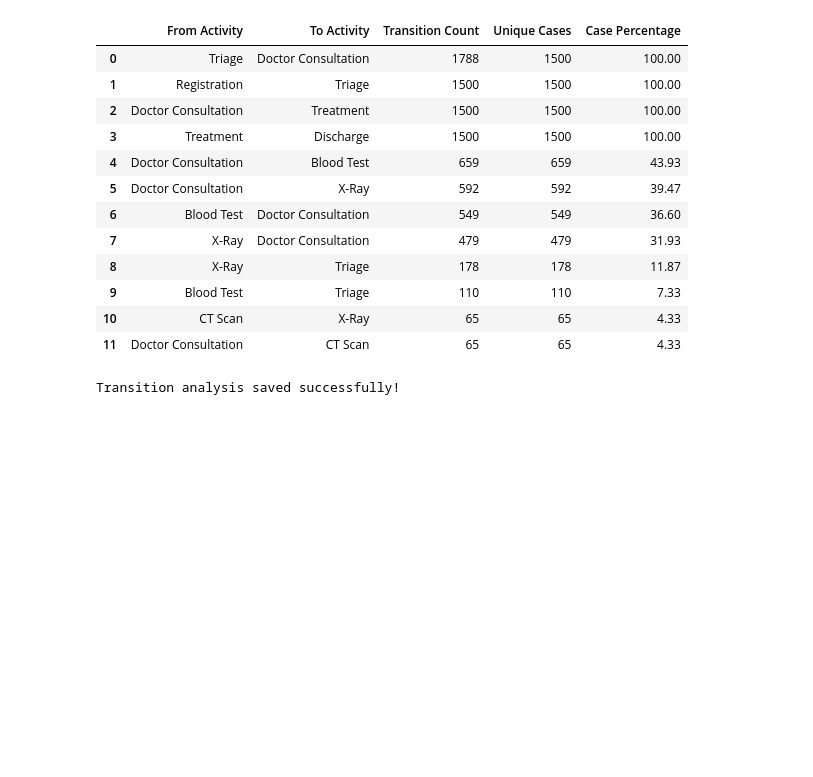
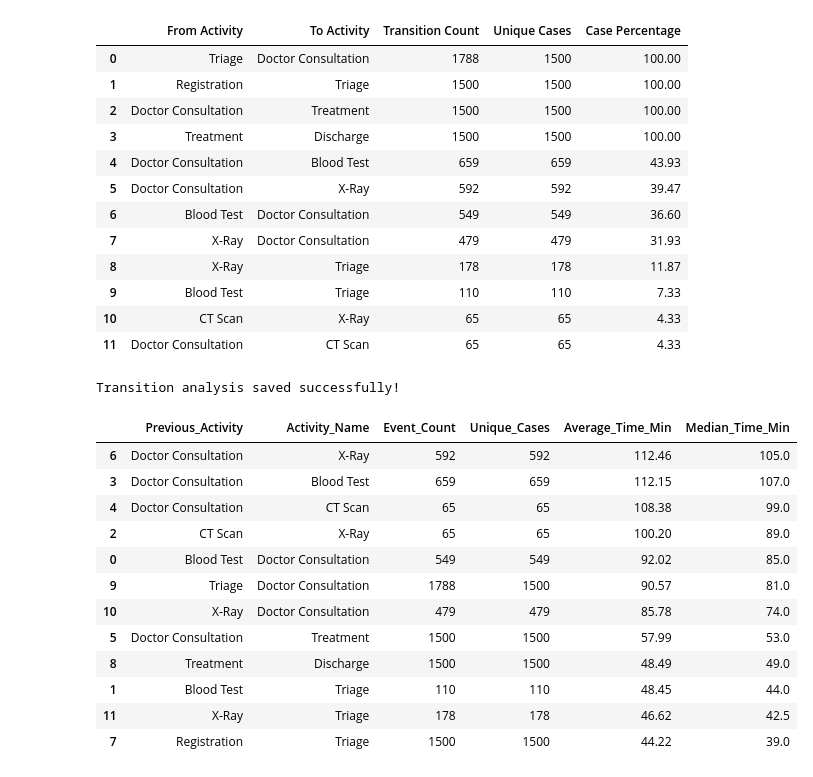
Before and after one commit to Raviteja0710/Care_Flow, a Jupyter notebook: python scripts/pm4py/pm4py_process mining.ipynb, the cells around one changed output. Saved outputs shown, nothing was run; the diff lists cells and outputs as text; code cells hidden in the pictures; blank space fills up the shorter version.

Commit message:
performance analysis completed

```diff
--- a/python scripts/pm4py/pm4py_process mining.ipynb
+++ b/python scripts/pm4py/pm4py_process mining.ipynb
@@ -276,3 +276,44 @@ transition_analysis.to_excel(
 print("Transition analysis saved successfully!")
 # %% [output]
 Transition analysis saved successfully!
+# %%
+import pandas as pd
+
+df["Transition_Min"] = pd.to_numeric(
+    df["Transition_Min"], errors="coerce"
+)
+
+performance = df.groupby(
+    ["Previous_Activity", "Activity_Name"]
+).agg(
+    Event_Count=("Case_ID", "size"),
+    Unique_Cases=("Case_ID", "nunique"),
+    Average_Time_Min=("Transition_Min", "mean"),
+    Median_Time_Min=("Transition_Min", "median")
+).reset_index()
+
+performance = performance.dropna(
+    subset=["Previous_Activity"]
+)
+
+performance[["Average_Time_Min", "Median_Time_Min"]] = (
+    performance[["Average_Time_Min", "Median_Time_Min"]].round(2)
+)
+
+display(performance.sort_values(
+    "Average_Time_Min", ascending=False
+).head(15))
+# %% [output]
+|  | Previous_Activity | Activity_Name | Event_Count | Unique_Cases | Average_Time_Min | Median_Time_Min |
+| 6 | Doctor Consultation | X-Ray | 592 | 592 | 112.46 | 105.0 |
+| 3 | Doctor Consultation | Blood Test | 659 | 659 | 112.15 | 107.0 |
+| 4 | Doctor Consultation | CT Scan | 65 | 65 | 108.38 | 99.0 |
+| 2 | CT Scan | X-Ray | 65 | 65 | 100.20 | 89.0 |
+| 0 | Blood Test | Doctor Consultation | 549 | 549 | 92.02 | 85.0 |
+| 9 | Triage | Doctor Consultation | 1788 | 1500 | 90.57 | 81.0 |
+| 10 | X-Ray | Doctor Consultation | 479 | 479 | 85.78 | 74.0 |
+| 5 | Doctor Consultation | Treatment | 1500 | 1500 | 57.99 | 53.0 |
+| 8 | Treatment | Discharge | 1500 | 1500 | 48.49 | 49.0 |
+| 1 | Blood Test | Triage | 110 | 110 | 48.45 | 44.0 |
+| 11 | X-Ray | Triage | 178 | 178 | 46.62 | 42.5 |
+| 7 | Registration | Triage | 1500 | 1500 | 44.22 | 39.0 |
```
Also changed, not shown: parts of 2 cells of this notebook, 2 other files.
